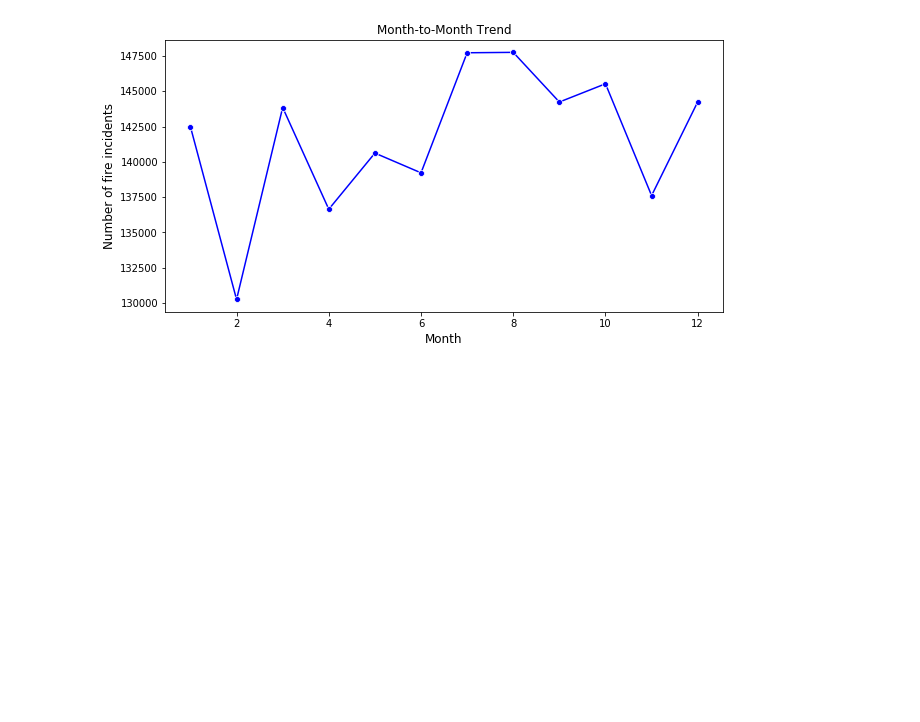
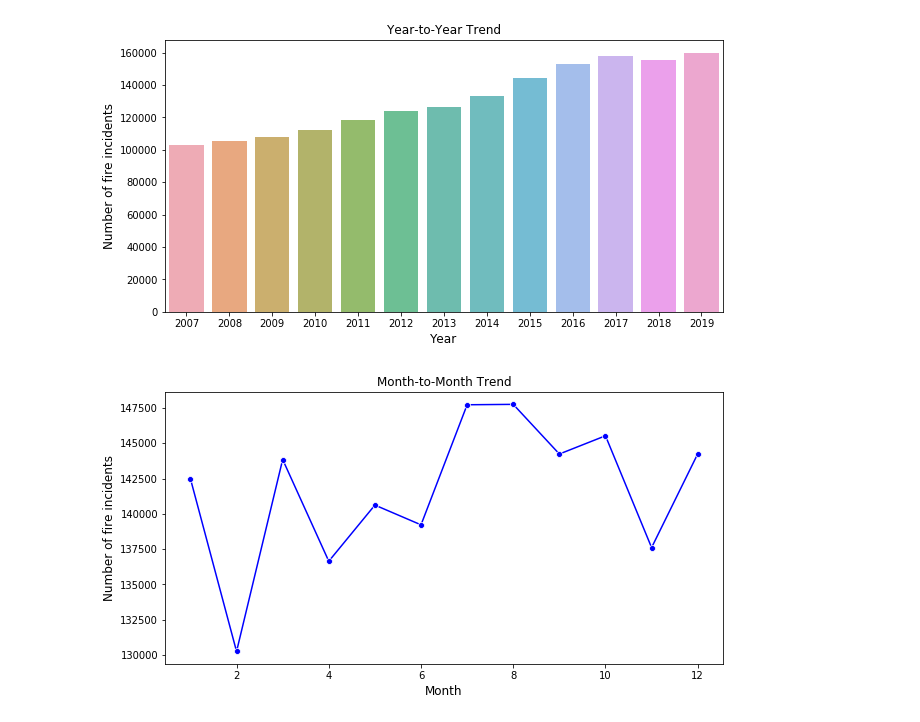
Before and after one commit to hundredball/ECE143_Project_Group24, a Jupyter notebook: ECE143.ipynb, the cells around one changed output. Saved outputs shown, nothing was run; the diff lists cells and outputs as text; code cells hidden in the pictures; blank space fills up the shorter version.

```diff
--- a/ECE143.ipynb
+++ b/ECE143.ipynb
@@ -15,6 +15,29 @@ fireDataFrame = pd.read_csv('all_fd_incidents.csv')  ## Read CSV file
 #print(type(fireDataFrame))
 # %%
 fireDataFrame.drop(fireDataFrame.loc[fireDataFrame['year_response']== 2020].index, inplace=True)   ## Remove year 2020 data
+# %%
+## YEAR TO YEAR TREND
+year_count  = fireDataFrame['year_response'].value_counts()
+plt.figure(figsize=(10,5))
+ax = sns.barplot(year_count.index, year_count.values, alpha=0.8)
+plt.title('Year-to-Year Trend')
+plt.ylabel('Number of fire incidents', fontsize=12)
+plt.xlabel('Year', fontsize=12)
+plt.show()
+
+# ax.annotate('Increase',
+#             xy=(2019,110000), # where to put arrow endpoint
+#             xytext=(2008,100000), # text position in data coordinates
+#             textcoords='axes fraction',
+#             arrowprops={'facecolor':'blue',
+#                         'shrink':0.05,
+#                         'width':10,
+#                         'headwidth':20,
+#                         'headlength':6},
+#             fontsize=18,
+#             )
+# %% [output]
+[figure, added]
 # %%
 ## Get the total number of incidents every month across all the 13 years and make it into a pivot table
 firePivotTable = pd.pivot_table(fireDataFrame, values='incident_number', index=['month_response'], columns=[], aggfunc=np.ma.count, fill_value=0)
```
